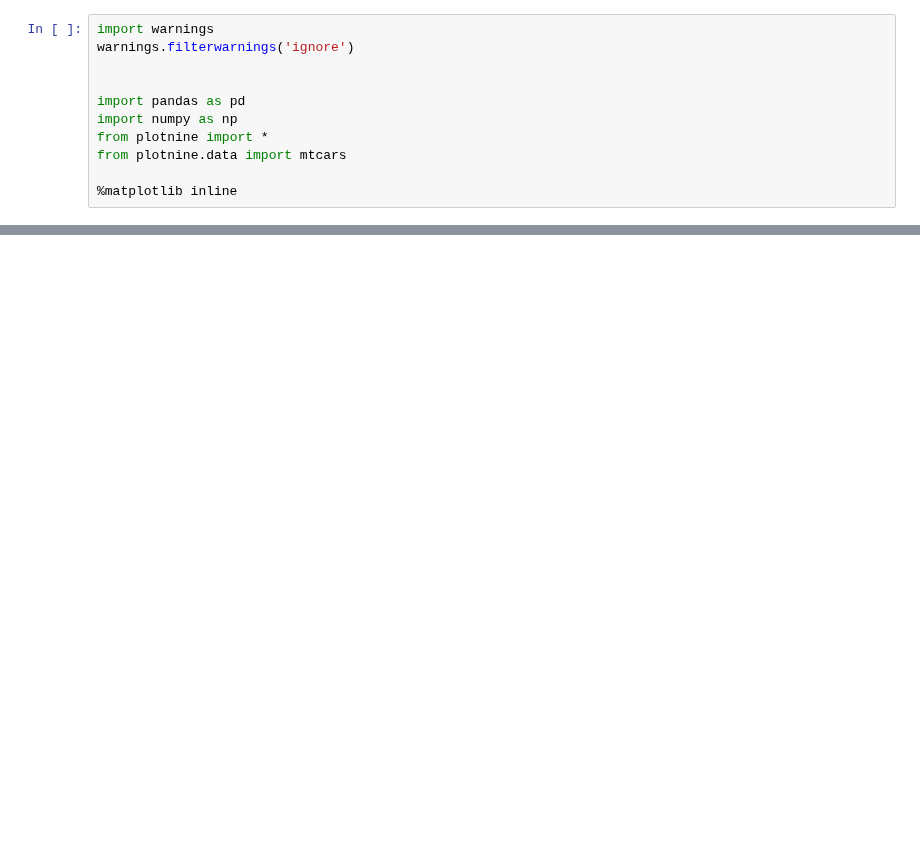
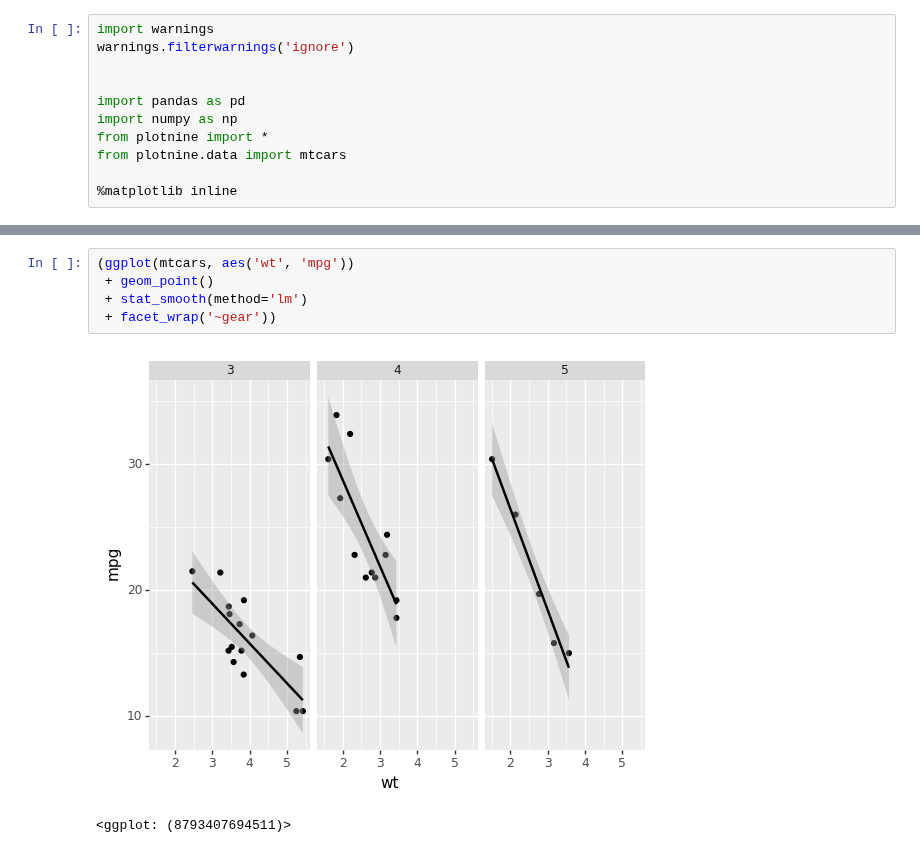
Before and after one commit to chelseaparlett/CPSC392ParlettPelleriti, a Jupyter notebook: InClass/LectureNotebooks/Class5.ipynb, the cells around one changed output, grey strips where cells are left out. Drawn from its saved outputs; the diff is of its cells as text; blank space fills up the shorter version.

```diff
--- a/InClass/LectureNotebooks/Class5.ipynb
+++ b/InClass/LectureNotebooks/Class5.ipynb
@@ -223,0 +27,8 @@ I can't teach you hard rules, or exact formulas to make good graphs. I **definit
+# %%
+(ggplot(mtcars, aes('wt', 'mpg'))
+ + geom_point()
+ + stat_smooth(method='lm')
+ + facet_wrap('~gear'))
+# %% [output]
+[figure, added]
+<ggplot: (8793407694511)>
```
Also changed, not shown: parts of 58 cells of this notebook, 1 other file.
